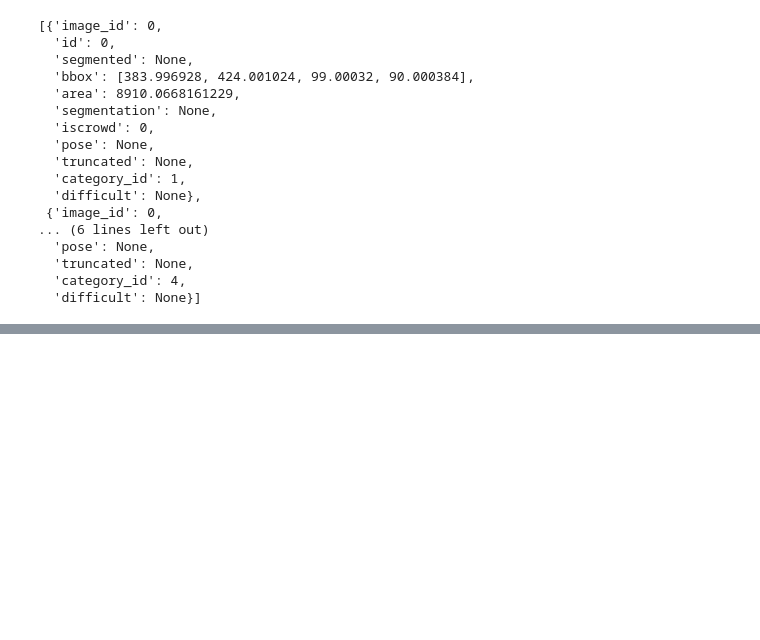
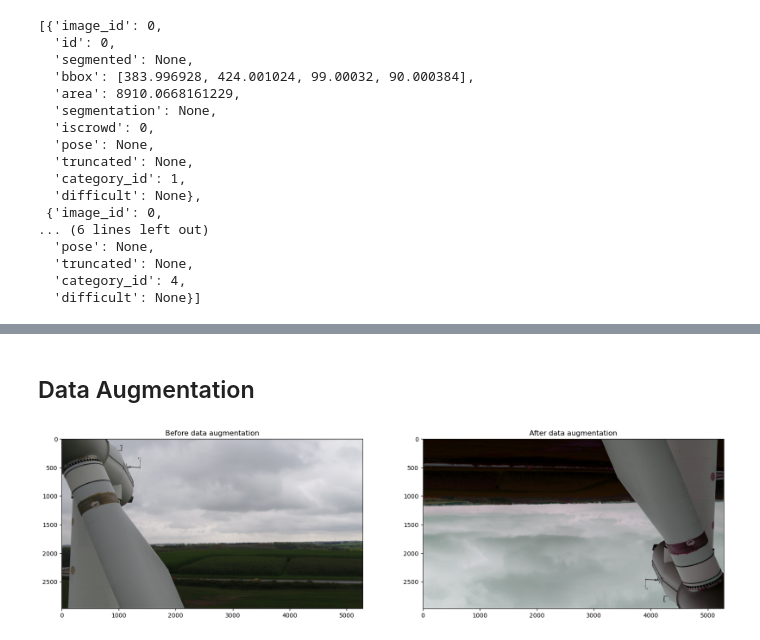
Before and after one commit to PPortela00/Computer-Vision, a Jupyter notebook: Project/Project.ipynb, the cells around one changed output, grey strips where cells are left out. Cells and saved outputs as stored; diff of their text form; code cells hidden in the pictures; blank space fills up the shorter version.

Commit message:
Data Augmentation pipeline v1 implemented

```diff
--- a/Project/Project.ipynb
+++ b/Project/Project.ipynb
@@ -163,0 +173,2 @@ display(test_images_names[:11])
+# %% [markdown]
+## Data Augmentation
@@ -163,0 +210,17 @@ display(test_images_names[:11])
+# %%
+images_2017 = glob.glob('data/Nordtank 2017/*.JPG')
+
+# Define the transformation pipeline
+transform = v2.Compose([
+                        v2.RandomHorizontalFlip(),  # Randomly flip the image horizontally
+                        v2.RandomVerticalFlip(),    # Randomly flip the image vertically
+                        v2.ColorJitter(brightness=0.2, contrast=0.2, saturation=0.2, hue=0.2),  # Adjust brightness, contrast, saturation, and hue
+                        v2.ToTensor(),               # Convert the image to a PyTorch tensor
+                        ])
+# %%
+# Use the class to create a dataset for the images in data/Nordtank 2017
+dataset = NordtankDataset(images_2017, transform = transform)
+# %%
+BeforeAfterDataAugmentation(dataset, images_2017, 0)
+# %% [output]
+[figure, added]
```
Also changed, not shown: parts of 7 cells of this notebook.
